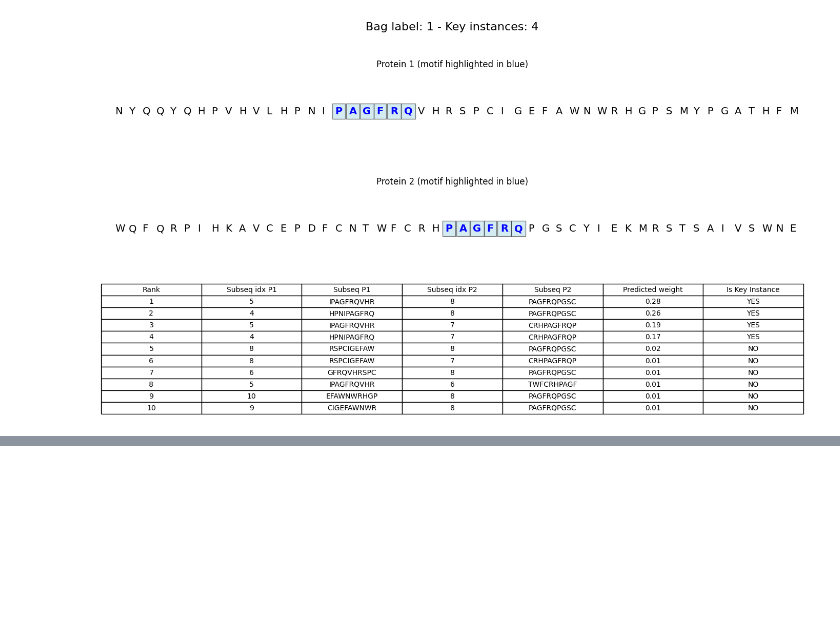
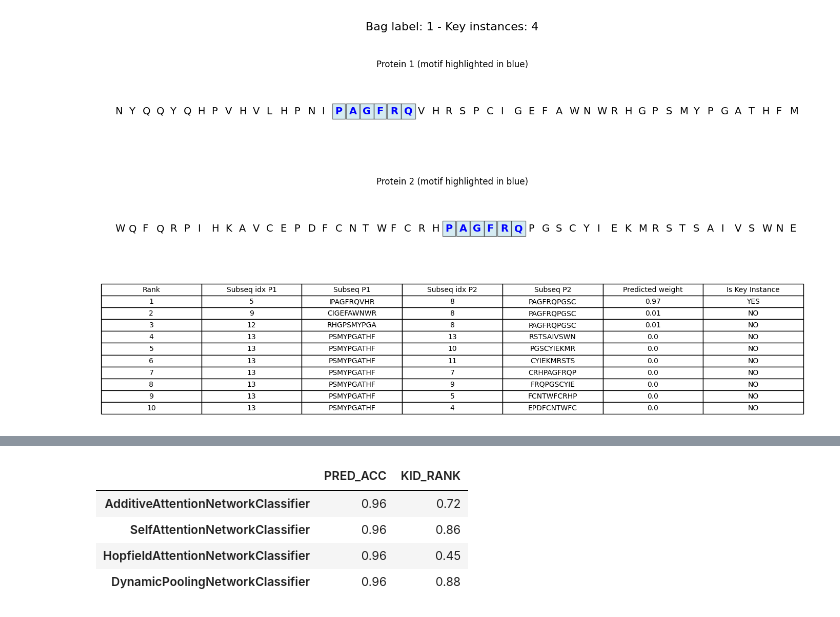
Before and after one commit to KagakuAI/SEQmil, a Jupyter notebook: notebooks/Tutorial_1_KID_for_protein_protein_interaction.ipynb, the cells around one changed output, grey strips where cells are left out. Saved outputs shown, nothing was run; the diff lists cells and outputs as text; code cells hidden in the pictures; blank space fills up the shorter version.

```diff
--- a/notebooks/Tutorial_1_KID_for_protein_protein_interaction.ipynb
+++ b/notebooks/Tutorial_1_KID_for_protein_protein_interaction.ipynb
@@ -425,7 +441,9 @@ AttentionNetworkClassifier(
 # %%
 y_prob = model.predict(x_test_scaled)
 y_pred = np.where(y_prob > 0.5, 1, 0)
+
 w_pred = model.get_instance_weights(x_test_scaled)
+w_pred = [w.flatten() for w in w_pred]
 # %%
 print(f"Classification accuracy: {accuracy_score(y_test, y_pred):.2f}")
 print(f"KID accuracy: {kid_accuracy(key_test, w_pred, y_test, top_k=1):.2f}")
@@ -451,0 +471,41 @@ visualize_bag_predictions(seq_test[N], w_pred[N].round(2), top_k=10)
+# %%
+classifier_list = [
+
+        # attention mil networks
+        ("AdditiveAttentionNetworkClassifier", AdditiveAttentionNetworkClassifier()),
+        ("SelfAttentionNetworkClassifier", SelfAttentionNetworkClassifier()),
+        ("HopfieldAttentionNetworkClassifier", HopfieldAttentionNetworkClassifier()),
+
+        # other mil networks
+        ("DynamicPoolingNetworkClassifier", DynamicPoolingNetworkClassifier()),
+    ]
+# %%
+# create data
+bags = generate_dataset_with_keys()
+dsc = [i["encoded_bag"] for i in bags]
+labels = [i["label"] for i in bags]
+key = [i["key_indices"] for i in bags]
+
+# scale features
+scaler = BagMinMaxScaler()
+scaler.fit(x_train)
+x_train_scaled, x_test_scaled = scaler.transform(x_train), scaler.transform(x_test)
+
+# build models
+res_df = pd.DataFrame()
+for model_idx, (name, model) in enumerate(classifier_list, 1):
+    print(f"  [Model {model_idx}/{len(classifier_list)}] Training model: '{name}'")
+
+    # train model
+    # model.hopt(x_train_scaled, y_train, param_grid=DEFAULT_PARAM_GRID, verbose=False)
+    model.fit(x_train_scaled, y_train)
+    # predict
+    y_pred = model.predict(x_test_scaled)
+    y_pred = np.where(y_prob > 0.5, 1, 0)
+    w_pred = model.get_instance_weights(x_test_scaled)
+    w_pred = [w.flatten() for w in w_pred]
+    #
+    res_df.loc[name, "PRED_ACC"] = accuracy_score(y_test, y_pred)
+    res_df.loc[name, "KID_RANK"] = kid_accuracy(key_test, w_pred, y_test, top_k=1)
+
+print("\nAll models completed.")
@@ -451,0 +530,8 @@ visualize_bag_predictions(seq_test[N], w_pred[N].round(2), top_k=10)
+# %%
+res_df.round(2)
+# %% [output]
+|  | PRED_ACC | KID_RANK |
+| AdditiveAttentionNetworkClassifier | 0.96 | 0.72 |
+| SelfAttentionNetworkClassifier | 0.96 | 0.86 |
+| HopfieldAttentionNetworkClassifier | 0.96 | 0.45 |
+| DynamicPoolingNetworkClassifier | 0.96 | 0.88 |
```
Also changed, not shown: parts of 9 cells of this notebook.
